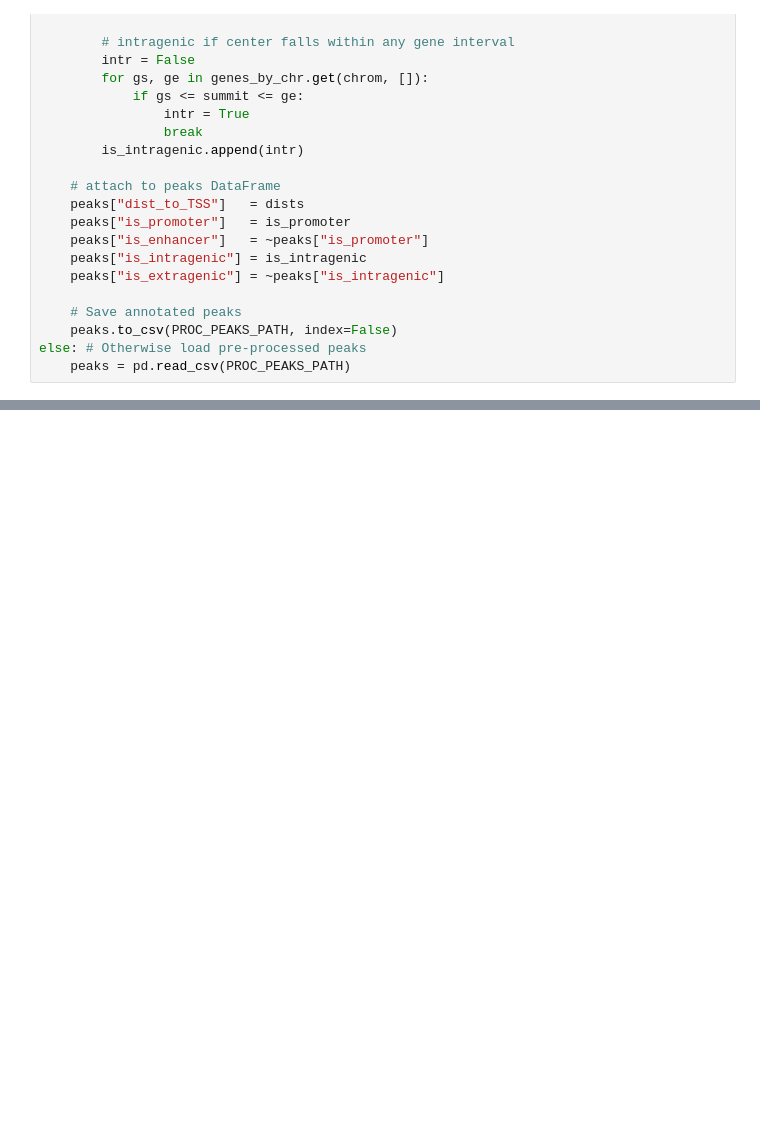
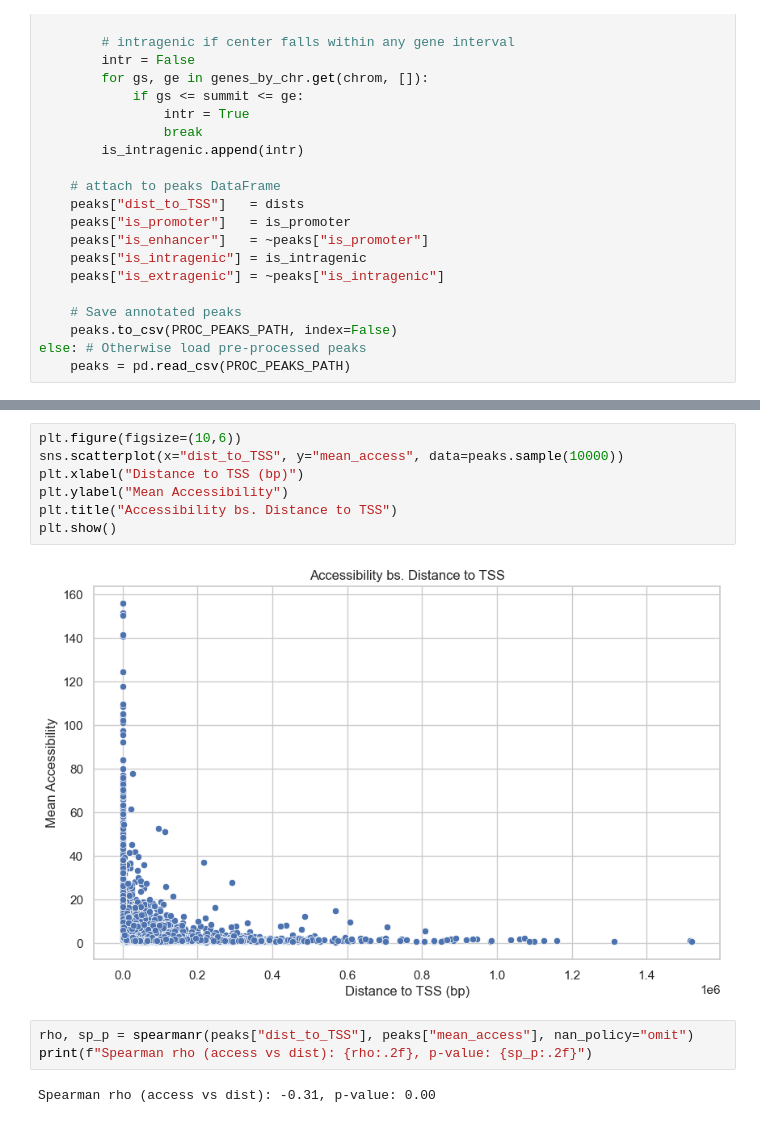
Before and after one commit to Topic2-Gene-Regulation-Immune-Cells/ILC-cells-Team4, a Jupyter notebook: 02_tss_analysis.ipynb, the cells around one changed output, grey strips where cells are left out. Drawn from its saved outputs; the diff is of its cells as text; blank space fills up the shorter version.

```diff
--- a/02_tss_analysis.ipynb
+++ b/02_tss_analysis.ipynb
@@ -100,0 +159,14 @@ plt.show()
+# %%
+plt.figure(figsize=(10,6))
+sns.scatterplot(x="dist_to_TSS", y="mean_access", data=peaks.sample(10000))
+plt.xlabel("Distance to TSS (bp)")
+plt.ylabel("Mean Accessibility")
+plt.title("Accessibility bs. Distance to TSS")
+plt.show()
+# %% [output]
+[figure, added]
+# %%
+rho, sp_p = spearmanr(peaks["dist_to_TSS"], peaks["mean_access"], nan_policy="omit")
+print(f"Spearman rho (access vs dist): {rho:.2f}, p-value: {sp_p:.2f}")
+# %% [output]
+Spearman rho (access vs dist): -0.31, p-value: 0.00
```
Also changed, not shown: parts of 8 cells of this notebook.
